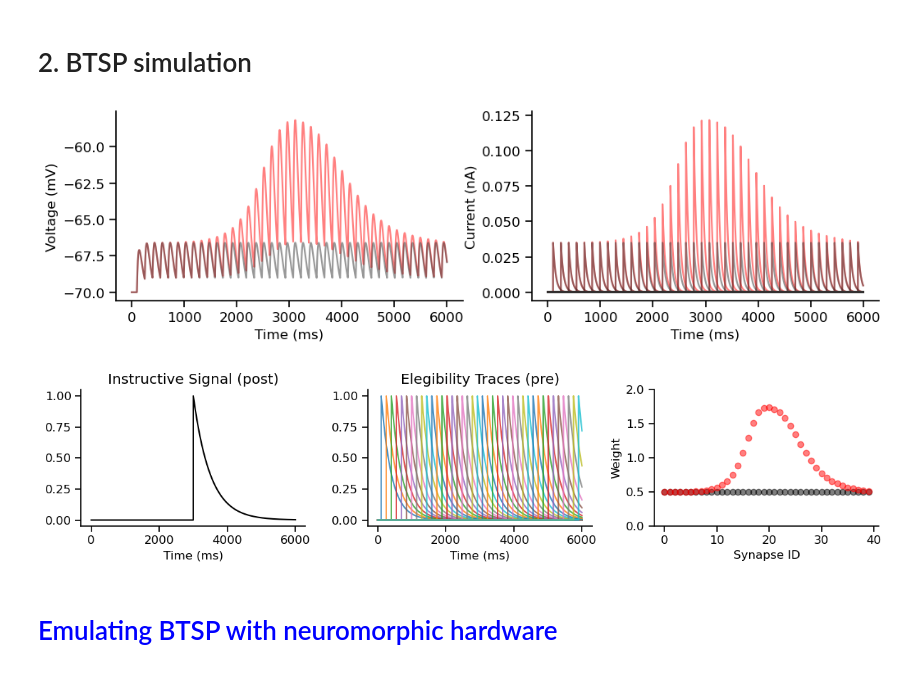
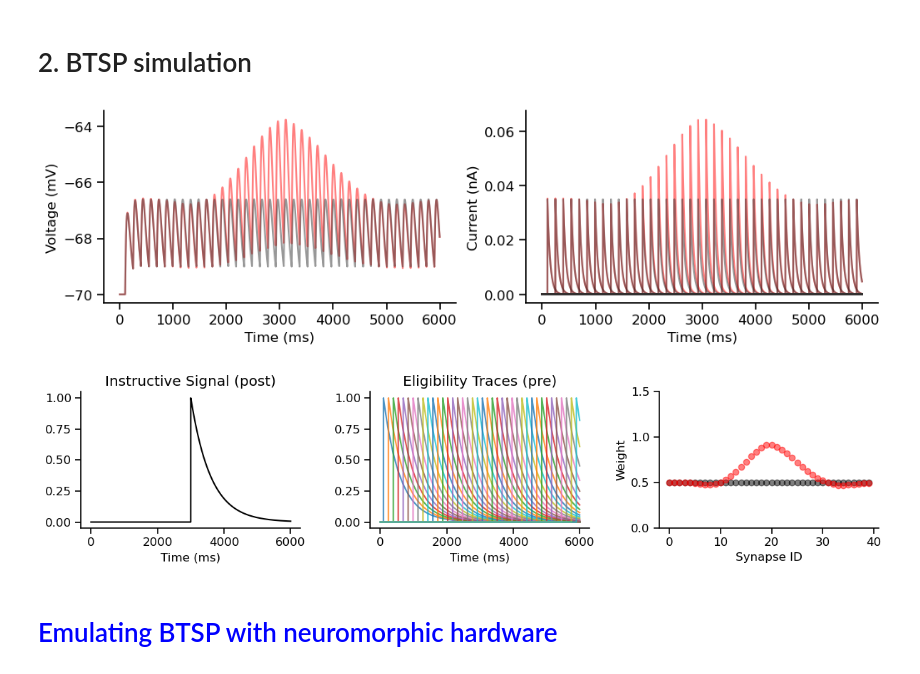
Before and after one commit to argalloni/Neuromorphic_simulations, a Jupyter notebook: Neuromorphic_BTSP.ipynb, the cells around one changed output. Saved outputs shown, nothing was run; the diff lists cells and outputs as text; code cells hidden in the pictures.

Commit message:
minor update to BTSP for synaptic depression with second plateau

```diff
--- a/Neuromorphic_BTSP.ipynb
+++ b/Neuromorphic_BTSP.ipynb
@@ -84,11 +86,12 @@ T = 6000   # simulation time (ms)
 time = np.arange(0., T, dt)
 
 # def btsp(ET_IS, W, Wmax):
-#     dW = (Wmax - W)*ET_IS - W * sigmoid(ET_IS)
+#     k_dep = 20
+#     dW = (Wmax - W)*ET_IS - k_dep*W*sigmoid(ET_IS)
 #     return dW
 
 def btsp(ET, IS, W, Wmax):
-    k_dep = 0.01
+    k_dep = 0.15
     dW = (Wmax - W)*ET*IS - k_dep*W*sigmoid(ET * IS)
     return dW
 
@@ -100,10 +103,10 @@ def run_simulation(num_synapses, w):
     E_cell = -70
     E_syn = 70
     syn_tau = 50 # (ms)
-    ET_tau = 300 / dt # (ms)
-    IS_tau = 500 / dt # (ms)
-    Wmax = 2.
-    lr = 0.03
+    ET_tau = 500 / dt # (ms)
+    IS_tau = 600 / dt # (ms)
+    Wmax = 3.
+    lr = 0.01
 
     plateau_time = np.round(3000 /dt) # (ms)
     first_stim_time = 100 # (ms)
@@ -146,9 +149,11 @@ def run_simulation(num_synapses, w):
             dW = btsp(ET[t], IS[t], weights[t], Wmax)
             weights[t+1] = weights[t] + lr*dW
 
-    # ET_IS = np.dot(IS,ET)
-    # dW = btsp(ET_IS, weights, Wmax)
-    # final_weights = weights + lr*dW
+#     ET_IS = np.dot(IS,ET)
+#     w = weights[0]
+#     dW = btsp(ET_IS, w, Wmax)
+#     final_weights = w + lr*dW*0.1
+#     weights[-1] = final_weights
 
     simulation_results['V'] = V
     simulation_results['I'] = I
@@ -171,7 +176,7 @@ simulation_results2 = run_simulation(num_synapses, new_weights)
 
 fig,ax = plt.subplots(1,2,figsize=(12,3))
 line_color = [0.2,0.2,0.2]
-titles = {'V': 'Voltage (mV)', 'I': 'Current (nA)', 'el_traces':'Elegibility Traces (pre)',
+titles = {'V': 'Voltage (mV)', 'I': 'Current (nA)', 'el_traces':'Eligibility Traces (pre)',
          'IS': 'Instructive Signal (post)', 'W': 'Weight'}
 
 plot_nr = (0)
@@ -186,36 +191,36 @@ plot_nr = (1)
 ax[plot_nr].plot(time, simulation_results2['I'], c='r', alpha=0.5)
 ax[plot_nr].set_xlabel('Time (ms)')
 ax[plot_nr].set_ylabel(titles['I'])
 ax[plot_nr].plot(time, simulation_results['I'], color=line_color, alpha=0.5)
 ax[plot_nr].set_xlabel('Time (ms)')
 ax[plot_nr].set_ylabel(titles['I'])
 
 
 fig,ax = plt.subplots(1,3,figsize=(12,3))
 
 plot_nr = (0)
 ax[plot_nr].plot(time, simulation_results['IS'], c='k')
 ax[plot_nr].set_xlabel('Time (ms)')
 ax[plot_nr].set_title(titles['IS'])
 
 plot_nr = (1)
 ax[plot_nr].plot(time, simulation_results['el_traces'], alpha=0.8)
 ax[plot_nr].set_xlabel('Time (ms)')
 ax[plot_nr].set_title(titles['el_traces'])
 
 plot_nr = (2)
 ax[plot_nr].scatter(np.arange(num_synapses), weights, c='k', alpha=0.5)
 ax[plot_nr].scatter(np.arange(num_synapses), new_weights, c='r', alpha=0.5)
 ax[plot_nr].set_xlabel('Synapse ID')
 ax[plot_nr].set_ylabel(titles['W'])
-ax[plot_nr].set_ylim([0,2])
+ax[plot_nr].set_ylim([0,1.5])
 
 plt.tight_layout()
 # plt.subplots_adjust(top=0.8)
 plt.show()
 # %% [output]
-[figure, old version]
+[figure, new version]
-[figure, old version]
+[figure, new version]
 # %% [markdown]
 # <font color='blue'> Emulating BTSP with neuromorphic hardware </font>
 # %%
```
Also changed, not shown: parts of 10 cells of this notebook.
